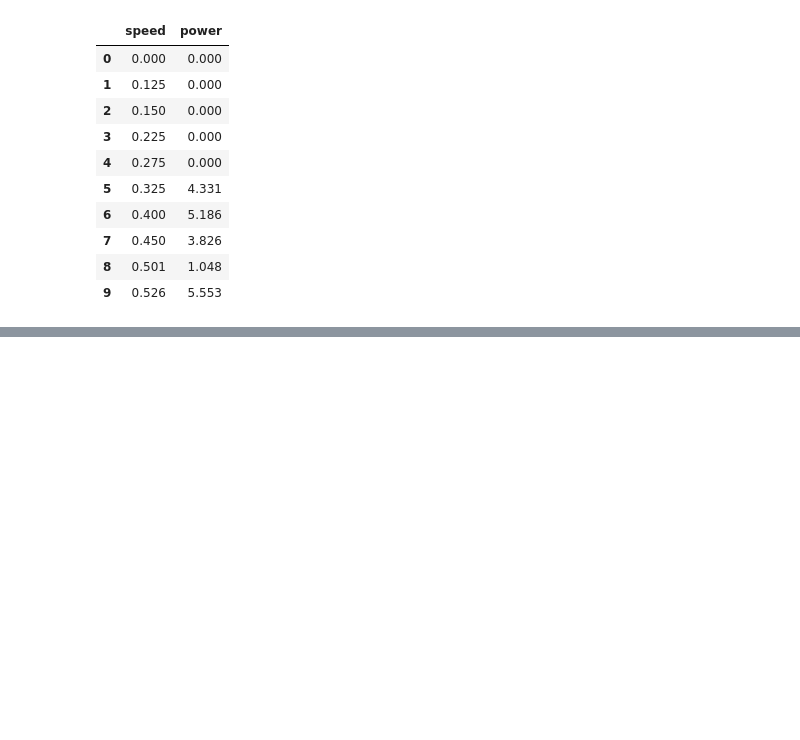
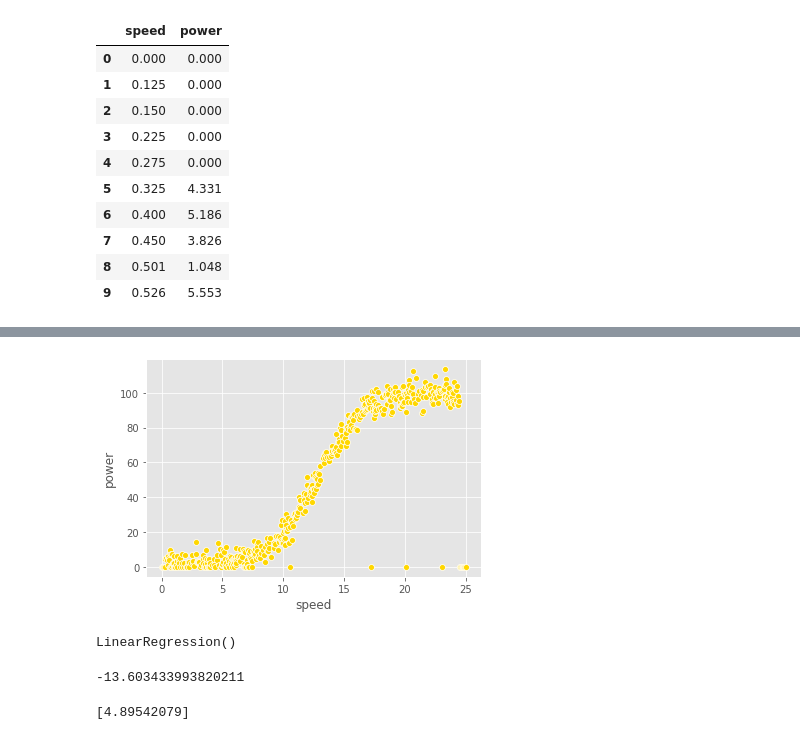
Before and after one commit to dssheldon/foda-project-sds, a Jupyter notebook: FoDA Project 2020.ipynb, the cells around one changed output, grey strips where cells are left out. Drawn from its saved outputs; the diff is of its cells as text; code cells hidden in the pictures; blank space fills up the shorter version.

Commit message:
Plotted the data and explored Linear Regression in sklearn package

```diff
--- a/FoDA Project 2020.ipynb
+++ b/FoDA Project 2020.ipynb
@@ -55,0 +86,8 @@ df.tail(20)
+# %%
+# Plot the data points as a scatterplot to visualise the data
+
+sns.scatterplot(data = df, x="speed", y="power", color='gold')
+plt.style.use('ggplot')
+plt.show()
+# %% [output]
+[figure, added]
@@ -55,0 +100,14 @@ df.tail(20)
+# %%
+from sklearn.linear_model import LinearRegression
+pp_model = LinearRegression()
+pp_model.fit(X_train, y_train)
+# %% [output]
+LinearRegression()
+# %%
+print(regressor.intercept_)
+# %% [output]
+-13.603433993820211
+# %%
+print(regressor.coef_)
+# %% [output]
+[4.89542079]
```
Also changed, not shown: parts of 10 cells of this notebook.
